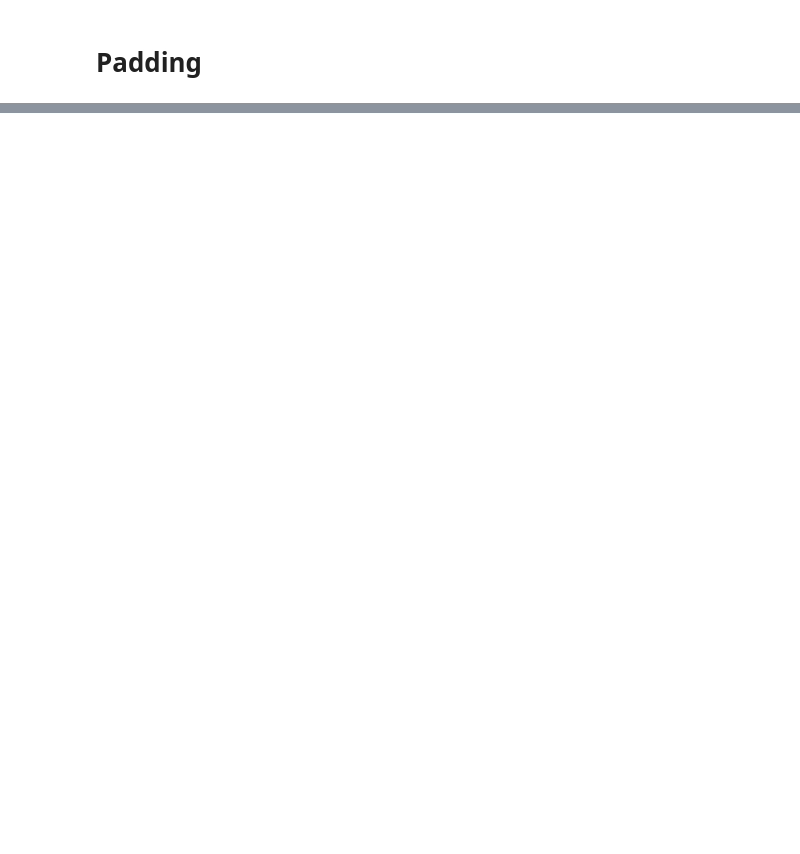
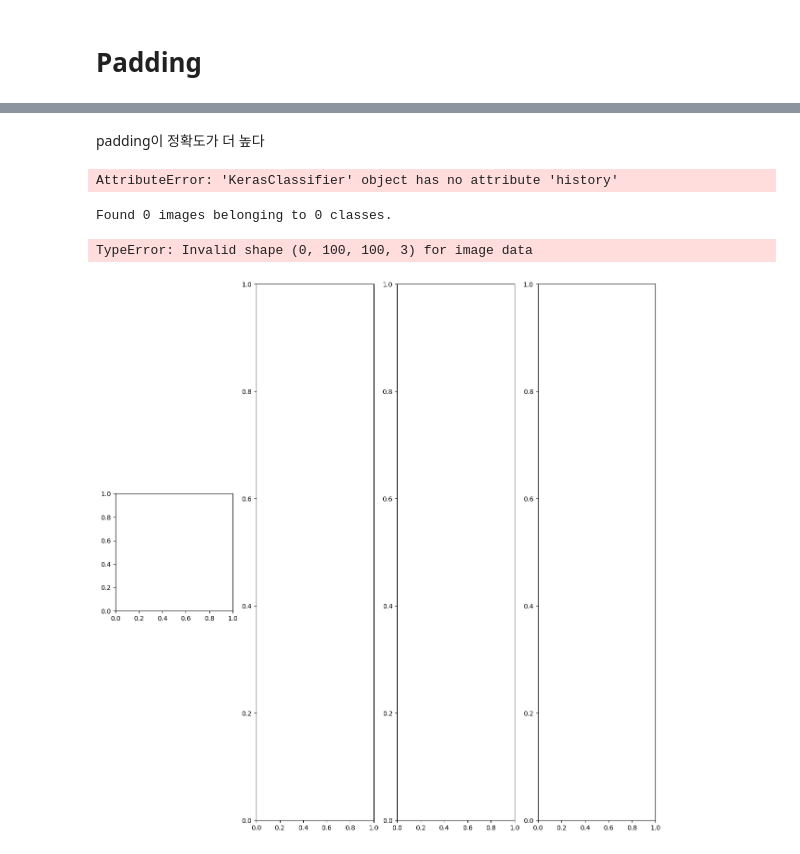
Before and after one commit to 2024-1-hongik-matrix-conference/2024_1_hongik_matrix_conference, a Jupyter notebook: model_run.ipynb, the cells around one changed output, grey strips where cells are left out. Drawn from its saved outputs; the diff is of its cells as text; code cells hidden in the pictures; blank space fills up the shorter version.

```diff
--- a/model_run.ipynb
+++ b/model_run.ipynb
@@ -11,6 +11,6 @@ from sklearn.model_selection import train_test_split
 
 datapath = './test_dataset/center_crop'
 y_path = 'label.txt'
-X_path = [f for f in listdir(datapath) if f.endswith('jpg')]
+X_path = [f for f in listdir(datapath) if f.endswith('png')]
 y=[]
 X=[]
@@ -226,7 +285,7 @@ F1 Score : [0.         0.50366748 0.         0.         0.         0.
 # Padding
 # %%
 datapath = './test_dataset/padding'
-X_path = [f for f in listdir(datapath) if f.endswith('jpg')]
+X_path = [f for f in listdir(datapath) if f.endswith('png')]
 padding_y=[]
 padding_X=[]
 #target 레이블 저장
@@ -235,6 +294,7 @@ with open(f'{datapath}/{y_path}','r') as label_txt:
     le = LabelEncoder()
     padding_y = le.fit_transform(padding_y)
     label_txt.close()
+print(len(X_path))
 for i in range(len(X_path)):
     img_path = X_path[i]
     img_data=[]
@@ -290,0 +359,34 @@ F1 Score : [0.45454545 0.         0.         0.         0.         0.
+# %% [markdown]
+padding이 정확도가 더 높다
+# %%
+loss_values = history.history['loss']
+epochs = range(1, len(loss_values)+1)
+
+plt.plot(epochs, loss_values, label='Training Loss')
+plt.xlabel('Epochs')
+plt.ylabel('Loss')
+plt.legend()
+
+plt.show()
+# %% [output]
+AttributeError: 'KerasClassifier' object has no attribute 'history'
+# %%
+datagen = ImageDataGenerator()
+train_generator = datagen.flow_from_directory(directory = './test_dataset/center_crop/', target_size = (100,100), color_mode = 'rgb', batch_size = 1, class_mode = 'binary', seed = 2020)
+fig, ax = plt.subplots(nrows=1, ncols=4, figsize=(15,15))
+
+for i in range(4):
+
+  # convert to unsigned integers for plotting
+  image = next(train_generator)[0].astype('uint8')
+
+  # changing size from (1, 200, 200, 3) to (200, 200, 3) for plotting the image
+  image = np.squeeze(image)
+
+  # plot raw pixel data
+  ax[i].imshow(image)
+  ax[i].axis('off')
+# %% [output]
+Found 0 images belonging to 0 classes.
+TypeError: Invalid shape (0, 100, 100, 3) for image data
+[figure, added]
```
Also changed, not shown: parts of 16 cells of this notebook.
